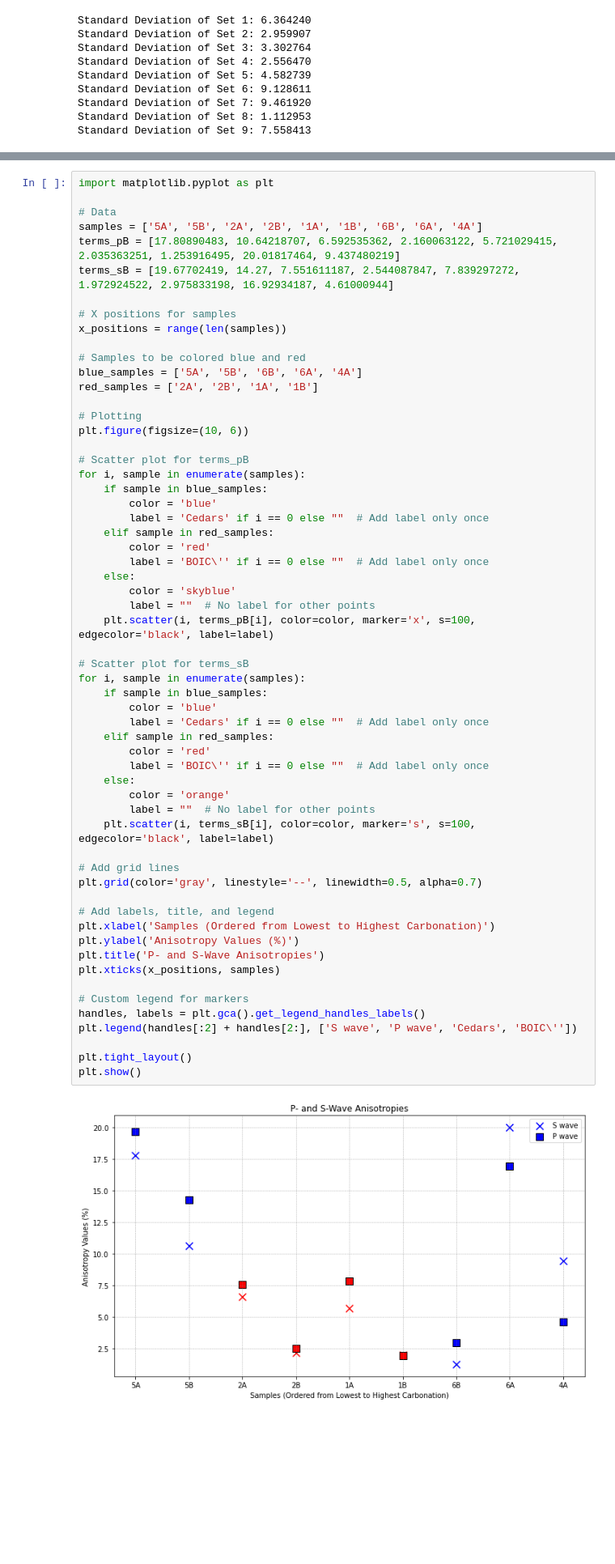
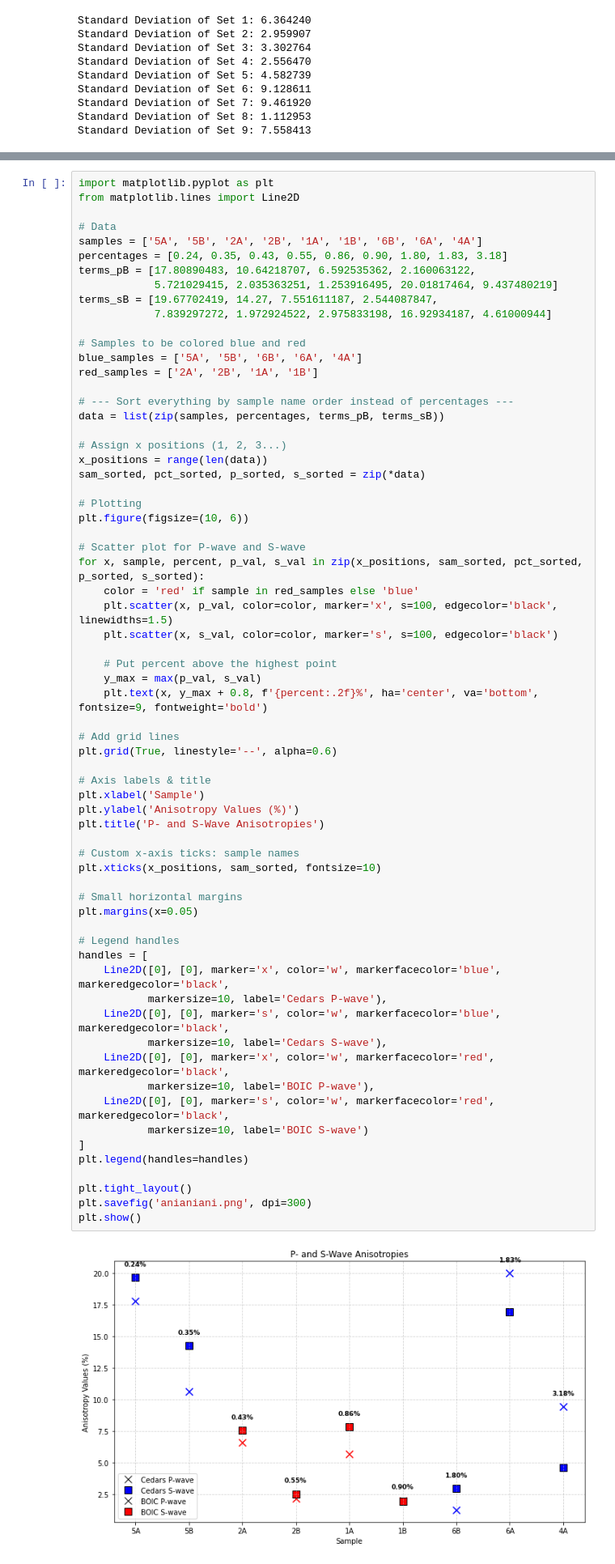
Before and after one commit to aimalone/Masters-Thesis-, a Jupyter notebook: Anisotropy.ipynb, the cells around one changed output, grey strips where cells are left out. Shown: that part at 81% size. Drawn from its saved outputs; the diff is of its cells as text; blank space fills up the shorter version.

```diff
--- a/Anisotropy.ipynb
+++ b/Anisotropy.ipynb
@@ -741,63 +146,70 @@ plt.show()
 # %%
 import matplotlib.pyplot as plt
+from matplotlib.lines import Line2D
 
 # Data
 samples = ['5A', '5B', '2A', '2B', '1A', '1B', '6B', '6A', '4A']
-terms_pB = [17.80890483, 10.64218707, 6.592535362, 2.160063122, 5.721029415, 2.035363251, 1.253916495, 20.01817464, 9.437480219]
-terms_sB = [19.67702419, 14.27, 7.551611187, 2.544087847, 7.839297272, 1.972924522, 2.975833198, 16.92934187, 4.61000944]
-
-# X positions for samples
-x_positions = range(len(samples))
+percentages = [0.24, 0.35, 0.43, 0.55, 0.86, 0.90, 1.80, 1.83, 3.18]
+terms_pB = [17.80890483, 10.64218707, 6.592535362, 2.160063122,
+            5.721029415, 2.035363251, 1.253916495, 20.01817464, 9.437480219]
+terms_sB = [19.67702419, 14.27, 7.551611187, 2.544087847,
+            7.839297272, 1.972924522, 2.975833198, 16.92934187, 4.61000944]
 
 # Samples to be colored blue and red
 blue_samples = ['5A', '5B', '6B', '6A', '4A']
 red_samples = ['2A', '2B', '1A', '1B']
 
+# --- Sort everything by sample name order instead of percentages ---
+data = list(zip(samples, percentages, terms_pB, terms_sB))
+
+# Assign x positions (1, 2, 3...)
+x_positions = range(len(data))
+sam_sorted, pct_sorted, p_sorted, s_sorted = zip(*data)
+
 # Plotting
 plt.figure(figsize=(10, 6))
 
-# Scatter plot for terms_pB
-for i, sample in enumerate(samples):
-    if sample in blue_samples:
-        color = 'blue'
-        label = 'Cedars' if i == 0 else ""  # Add label only once
-    elif sample in red_samples:
-        color = 'red'
-        label = 'BOIC\'' if i == 0 else ""  # Add label only once
-    else:
-        color = 'skyblue'
-        label = ""  # No label for other points
-    plt.scatter(i, terms_pB[i], color=color, marker='x', s=100, edgecolor='black', label=label)
+# Scatter plot for P-wave and S-wave
+for x, sample, percent, p_val, s_val in zip(x_positions, sam_sorted, pct_sorted, p_sorted, s_sorted):
+    color = 'red' if sample in red_samples else 'blue'
+    plt.scatter(x, p_val, color=color, marker='x', s=100, edgecolor='black', linewidths=1.5)
+    plt.scatter(x, s_val, color=color, marker='s', s=100, edgecolor='black')
 
-# Scatter plot for terms_sB
-for i, sample in enumerate(samples):
-    if sample in blue_samples:
-        color = 'blue'
-        label = 'Cedars' if i == 0 else ""  # Add label only once
-    elif sample in red_samples:
-        color = 'red'
-        label = 'BOIC\'' if i == 0 else ""  # Add label only once
-    else:
-        color = 'orange'
-        label = ""  # No label for other points
-    plt.scatter(i, terms_sB[i], color=color, marker='s', s=100, edgecolor='black', label=label)
+    # Put percent above the highest point
+    y_max = max(p_val, s_val)
+    plt.text(x, y_max + 0.8, f'{percent:.2f}%', ha='center', va='bottom', fontsize=9, fontweight='bold')
 
 # Add grid lines
-plt.grid(color='gray', linestyle='--', linewidth=0.5, alpha=0.7)
+plt.grid(True, linestyle='--', alpha=0.6)
 
-# Add labels, title, and legend
-plt.xlabel('Samples (Ordered from Lowest to Highest Carbonation)')
+# Axis labels & title
+plt.xlabel('Sample')
 plt.ylabel('Anisotropy Values (%)')
 plt.title('P- and S-Wave Anisotropies')
-plt.xticks(x_positions, samples)
 
-# Custom legend for markers
-handles, labels = plt.gca().get_legend_handles_labels()
-plt.legend(handles[:2] + handles[2:], ['S wave', 'P wave', 'Cedars', 'BOIC\''])
+# Custom x-axis ticks: sample names
+plt.xticks(x_positions, sam_sorted, fontsize=10)
+
+# Small horizontal margins
+plt.margins(x=0.05)
+
+# Legend handles
+handles = [
+    Line2D([0], [0], marker='x', color='w', markerfacecolor='blue', markeredgecolor='black',
+           markersize=10, label='Cedars P-wave'),
+    Line2D([0], [0], marker='s', color='w', markerfacecolor='blue', markeredgecolor='black',
+           markersize=10, label='Cedars S-wave'),
+    Line2D([0], [0], marker='x', color='w', markerfacecolor='red', markeredgecolor='black',
+           markersize=10, label='BOIC P-wave'),
+    Line2D([0], [0], marker='s', color='w', markerfacecolor='red', markeredgecolor='black',
+           markersize=10, label='BOIC S-wave')
+]
+plt.legend(handles=handles)
 
 plt.tight_layout()
+plt.savefig('anianiani.png', dpi=300)
 plt.show()
 # %% [output]
-[figure, old version]
+[figure, new version]
 # %%
 import matplotlib.pyplot as plt
```
Also changed, not shown: parts of 19 cells of this notebook.
